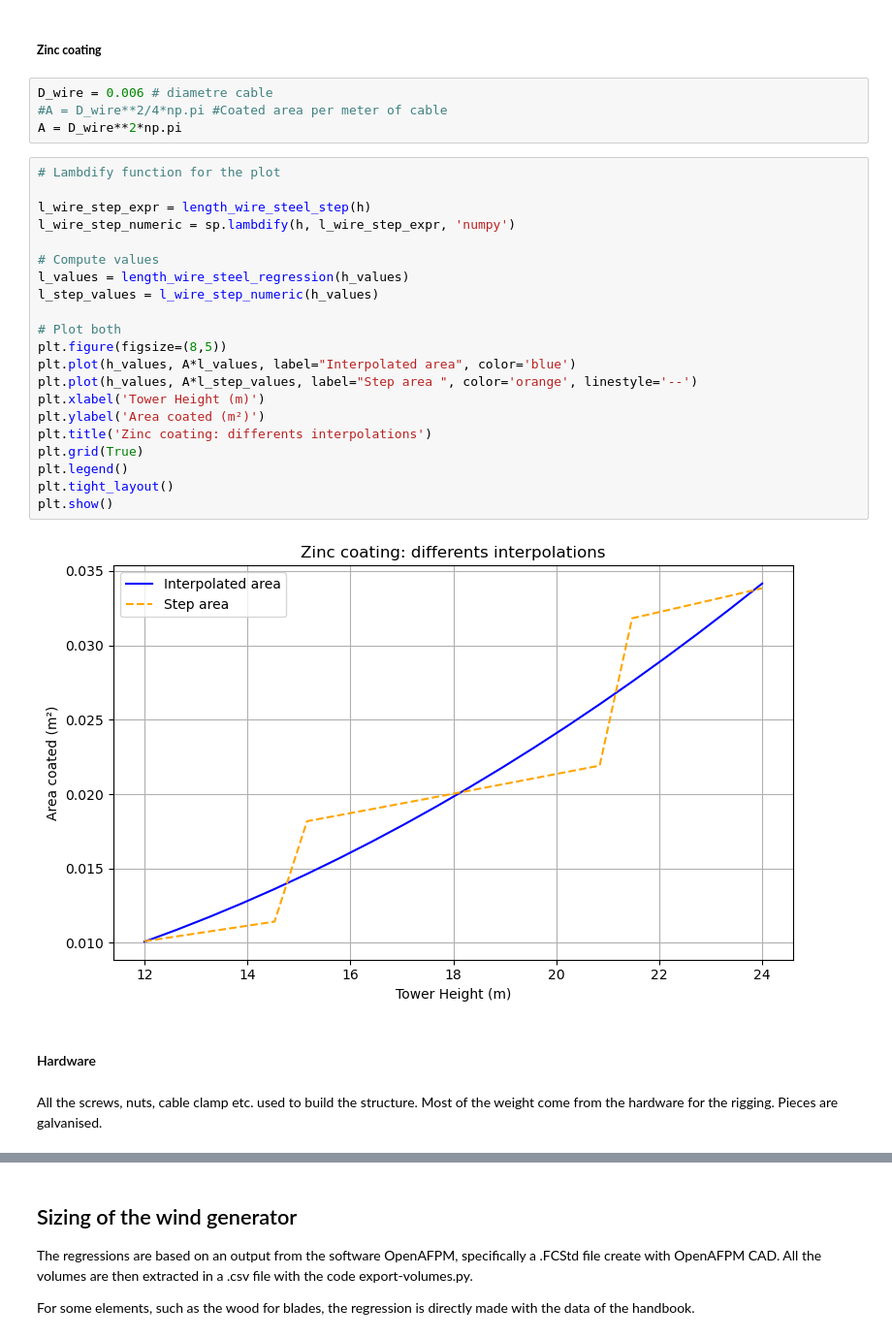
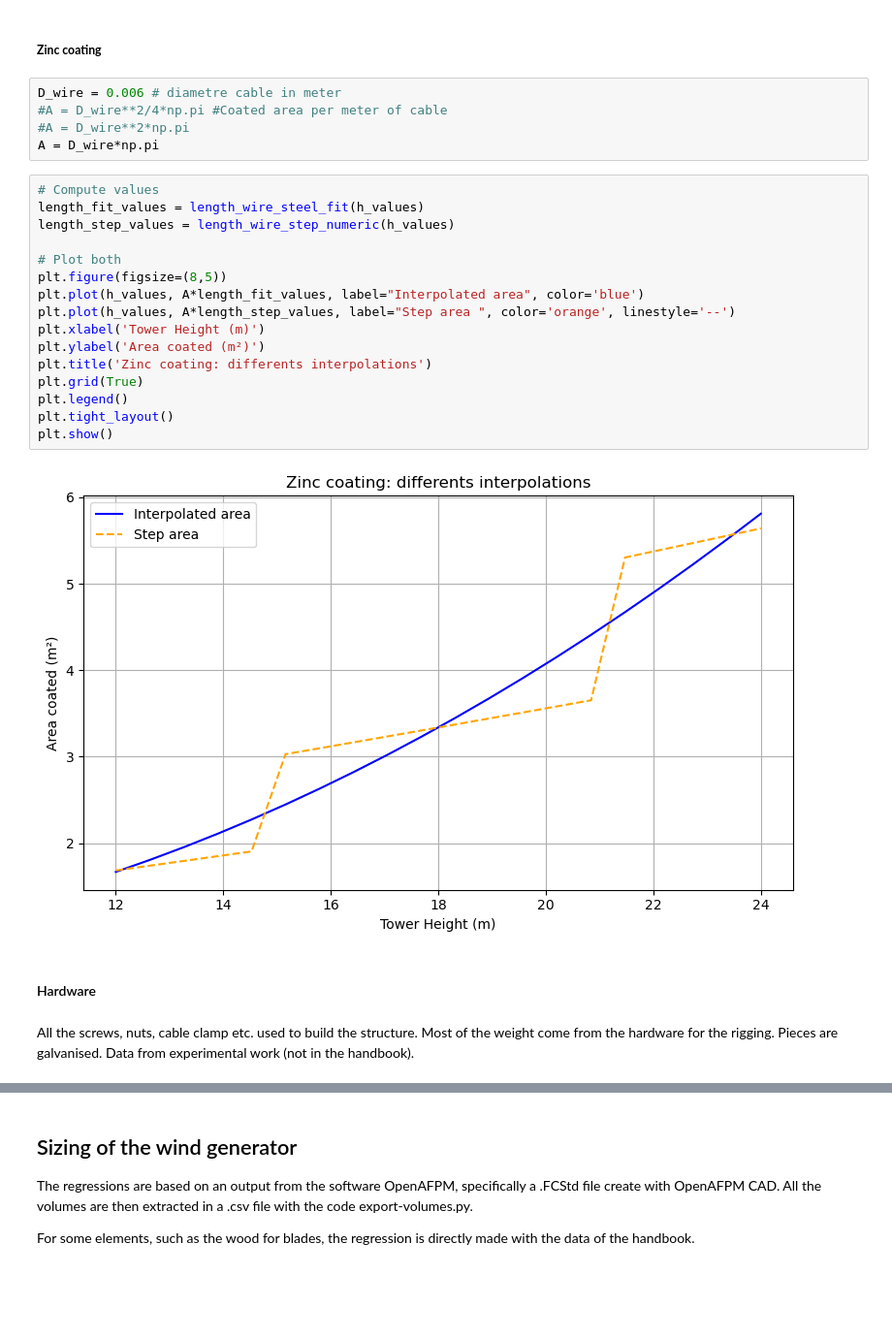
Before and after one commit to vlechappe/sustain-4-SWT, a Jupyter notebook: LCA/eco-optimization_tool/lca_param_syst_noload.ipynb, the cells around one changed output, grey strips where cells are left out. Shown at 97% size. Drawn from its saved outputs; the diff is of its cells as text; blank space fills up the shorter version.

```diff
--- a/LCA/eco-optimization_tool/lca_param_syst_noload.ipynb
+++ b/LCA/eco-optimization_tool/lca_param_syst_noload.ipynb
@@ -450,36 +466,32 @@ plt.show()
 # %% [markdown]
 ##### **Zinc coating**
 # %%
-D_wire = 0.006 # diametre cable
+D_wire = 0.006 # diametre cable in meter
 #A = D_wire**2/4*np.pi #Coated area per meter of cable
-A = D_wire**2*np.pi
+#A = D_wire**2*np.pi
+A = D_wire*np.pi
 # %%
-# Lambdify function for the plot
-
-l_wire_step_expr = length_wire_steel_step(h)
-l_wire_step_numeric = sp.lambdify(h, l_wire_step_expr, 'numpy')
-
 # Compute values
-l_values = length_wire_steel_regression(h_values)
-l_step_values = l_wire_step_numeric(h_values)
+length_fit_values = length_wire_steel_fit(h_values)
+length_step_values = length_wire_step_numeric(h_values)
 
 # Plot both
 plt.figure(figsize=(8,5))
-plt.plot(h_values, A*l_values, label="Interpolated area", color='blue')
-plt.plot(h_values, A*l_step_values, label="Step area ", color='orange', linestyle='--')
+plt.plot(h_values, A*length_fit_values, label="Interpolated area", color='blue')
+plt.plot(h_values, A*length_step_values, label="Step area ", color='orange', linestyle='--')
 plt.xlabel('Tower Height (m)')
 plt.ylabel('Area coated (m²)')
 plt.title('Zinc coating: differents interpolations')
 plt.grid(True)
 plt.legend()
 plt.tight_layout()
 plt.show()
 # %% [output]
-[figure, old version]
+[figure, new version]
 # %% [markdown]
 #### Hardware
 # %% [markdown]
-All the screws, nuts, cable clamp etc. used to build the structure. Most of the weight come from the hardware for the rigging. Pieces are galvanised.
+All the screws, nuts, cable clamp etc. used to build the structure. Most of the weight come from the hardware for the rigging. Pieces are galvanised. Data from experimental work (not in the handbook).
 # %%
 hardware_struct_df = pd.DataFrame({
     'Height': [12, 18, 24],
```
Also changed, not shown: parts of 33 cells of this notebook, 1 other file.
